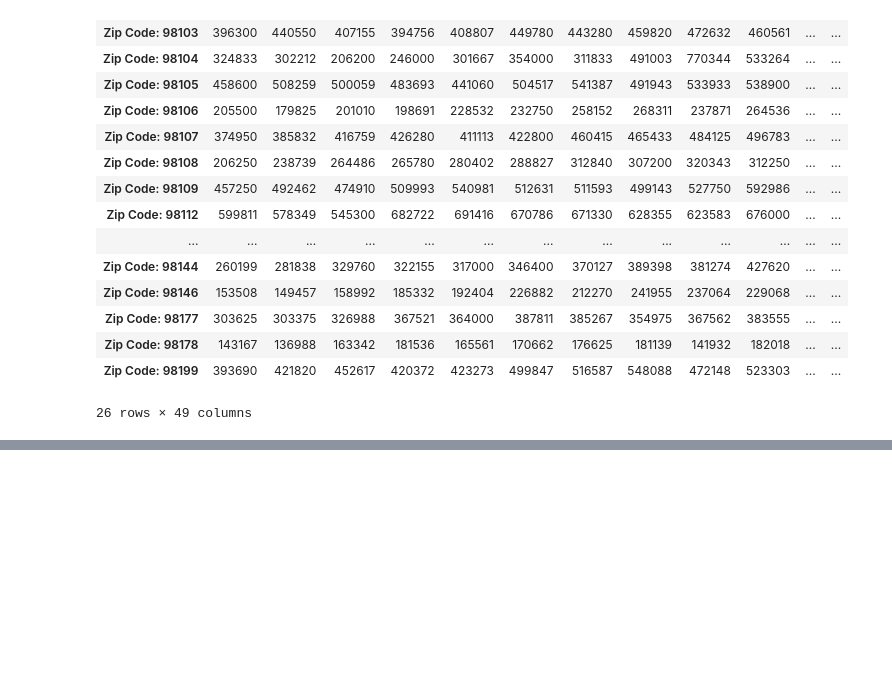
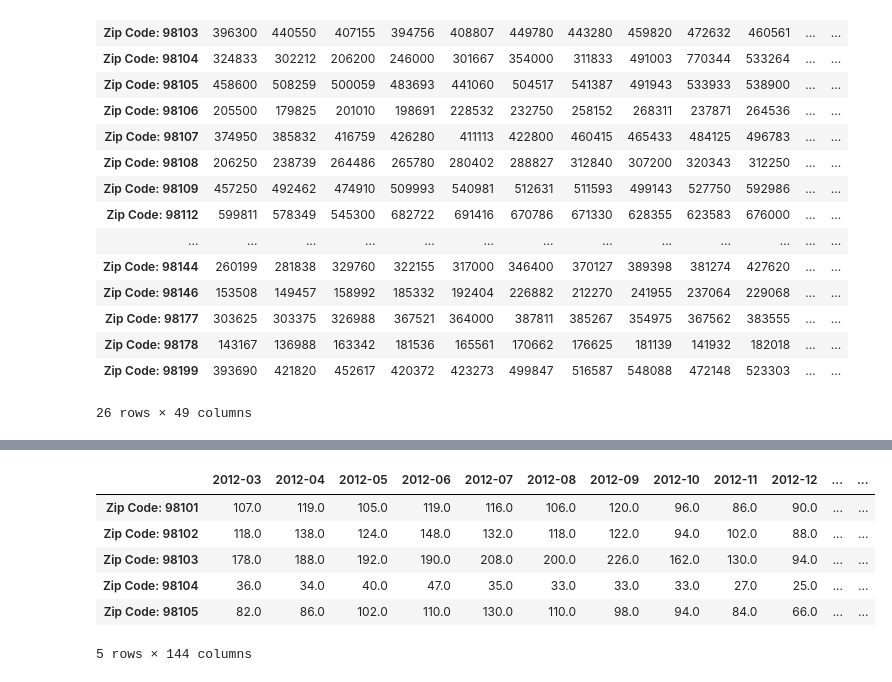
Before and after one commit to dylandevens/Housing_Project_rent_or_buy, a Jupyter notebook: Dylan/manipulation.ipynb, the cells around one changed output, grey strips where cells are left out. Drawn from its saved outputs; the diff is of its cells as text; code cells hidden in the pictures; blank space fills up the shorter version.

```diff
--- a/Dylan/manipulation.ipynb
+++ b/Dylan/manipulation.ipynb
@@ -486,0 +559,32 @@ mean_sales_df.to_csv("../data_sources/average_median_sale_price_by_quarter.csv",
+# %%
+# Cool Function to chaneg the date time (dt) of period_end to the month
+months = metrodata2['period_end'].dt.to_period('M').unique()
+
+# Empty dictionary to store inventory_available_houses for each month and each group(zipcode)
+
+zipcode_and_avail_houses_dict = {zipcode: [] for zipcode in groupedmetrodata2_sorted.groups.keys()}
+
+#For-loop to go through the grouped data to find the zipcode_and_#avail_houses for every month
+for zipcode, group in groupedmetrodata2_sorted:
+    for month in months:
+        available_houses = group[group['period_end'].dt.to_period('M') == month]['inventory'].sum()
+        zipcode_and_avail_houses_dict[zipcode].append(available_houses)
+
+#Put this data from the loop into a Dataframe with the available_houses for each zipcode by datetime
+total_house_inventory = pd.DataFrame(zipcode_and_avail_houses_dict, index=months)
+
+# Transpose Dataframe. The df.T will switch columns and rows
+total_house_inventory = total_house_inventory.T
+total_house_inventory = total_house_inventory.sort_index(axis=1)
+# %%
+
+
+total_house_inventory.head()
+# %% [output]
+|  | 2012-03 | 2012-04 | 2012-05 | 2012-06 | 2012-07 | 2012-08 | 2012-09 | 2012-10 | 2012-11 | 2012-12 | ... | ... |
+| Zip Code: 98101 | 107.0 | 119.0 | 105.0 | 119.0 | 116.0 | 106.0 | 120.0 | 96.0 | 86.0 | 90.0 | ... | ... |
+| Zip Code: 98102 | 118.0 | 138.0 | 124.0 | 148.0 | 132.0 | 118.0 | 122.0 | 94.0 | 102.0 | 88.0 | ... | ... |
+| Zip Code: 98103 | 178.0 | 188.0 | 192.0 | 190.0 | 208.0 | 200.0 | 226.0 | 162.0 | 130.0 | 94.0 | ... | ... |
+| Zip Code: 98104 | 36.0 | 34.0 | 40.0 | 47.0 | 35.0 | 33.0 | 33.0 | 33.0 | 27.0 | 25.0 | ... | ... |
+| Zip Code: 98105 | 82.0 | 86.0 | 102.0 | 110.0 | 130.0 | 110.0 | 98.0 | 94.0 | 84.0 | 66.0 | ... | ... |
+5 rows × 144 columns
```
Also changed, not shown: parts of 16 cells of this notebook, 4 other files.
